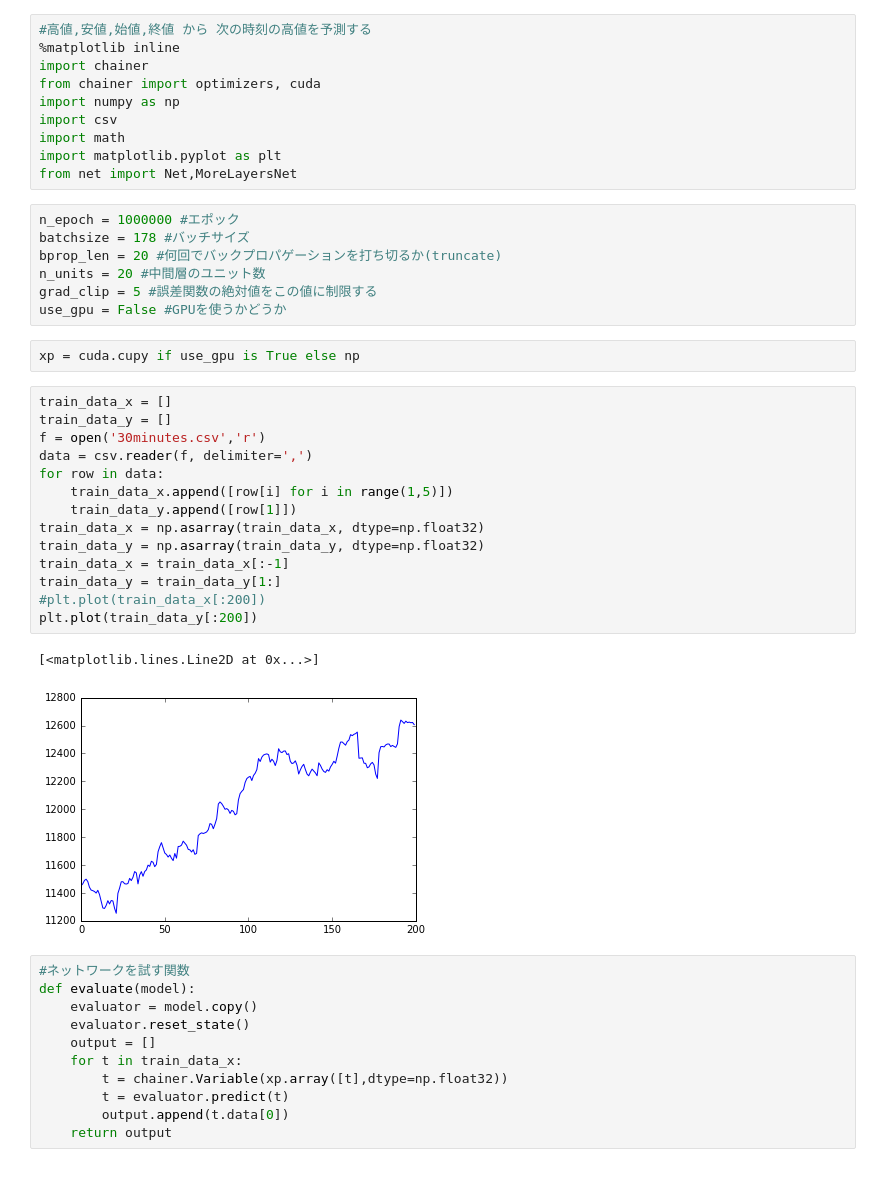
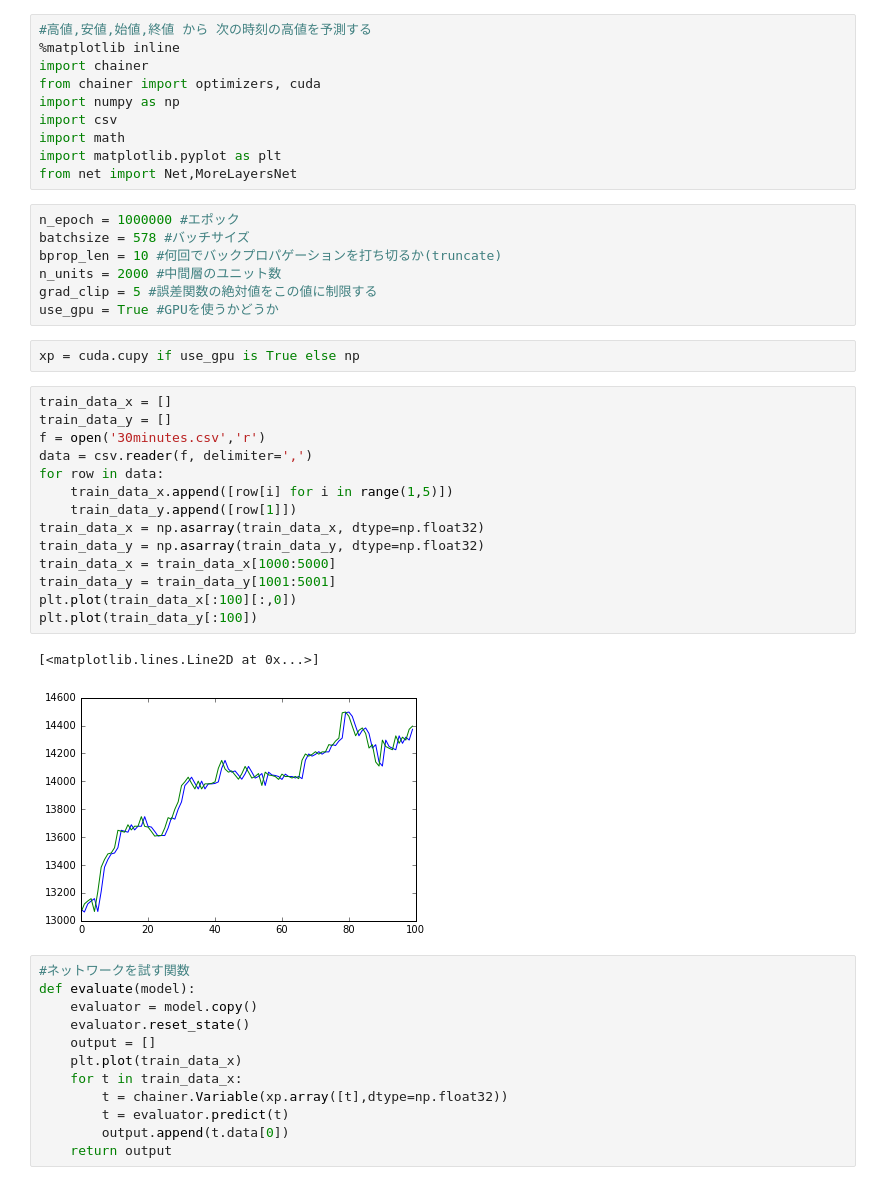
Before and after one commit to haretaro/ichiyo, a Jupyter notebook: net/train2.ipynb, the cells around one changed output. Drawn from its saved outputs; the diff is of its cells as text.

```diff
--- a/net/train2.ipynb
+++ b/net/train2.ipynb
@@ -10,36 +10,37 @@ import matplotlib.pyplot as plt
 from net import Net,MoreLayersNet
 # %%
 n_epoch = 1000000 #エポック
-batchsize = 178 #バッチサイズ
-bprop_len = 20 #何回でバックプロパゲーションを打ち切るか(truncate)
-n_units = 20 #中間層のユニット数
+batchsize = 578 #バッチサイズ
+bprop_len = 10 #何回でバックプロパゲーションを打ち切るか(truncate)
+n_units = 2000 #中間層のユニット数
 grad_clip = 5 #誤差関数の絶対値をこの値に制限する
-use_gpu = False #GPUを使うかどうか
+use_gpu = True #GPUを使うかどうか
 # %%
 xp = cuda.cupy if use_gpu is True else np
 # %%
 train_data_x = []
 train_data_y = []
 f = open('30minutes.csv','r')
 data = csv.reader(f, delimiter=',')
 for row in data:
     train_data_x.append([row[i] for i in range(1,5)])
     train_data_y.append([row[1]])
 train_data_x = np.asarray(train_data_x, dtype=np.float32)
 train_data_y = np.asarray(train_data_y, dtype=np.float32)
-train_data_x = train_data_x[:-1]
-train_data_y = train_data_y[1:]
-#plt.plot(train_data_x[:200])
-plt.plot(train_data_y[:200])
+train_data_x = train_data_x[1000:5000]
+train_data_y = train_data_y[1001:5001]
+plt.plot(train_data_x[:100][:,0])
+plt.plot(train_data_y[:100])
 # %% [output]
 [<matplotlib.lines.Line2D at 0x...>]
-[figure, old version]
+[figure, new version]
 # %%
 #ネットワークを試す関数
 def evaluate(model):
     evaluator = model.copy()
     evaluator.reset_state()
     output = []
+    plt.plot(train_data_x)
     for t in train_data_x:
         t = chainer.Variable(xp.array([t],dtype=np.float32))
         t = evaluator.predict(t)
```
Also changed, not shown: parts of 4 cells of this notebook, 1 other file.
